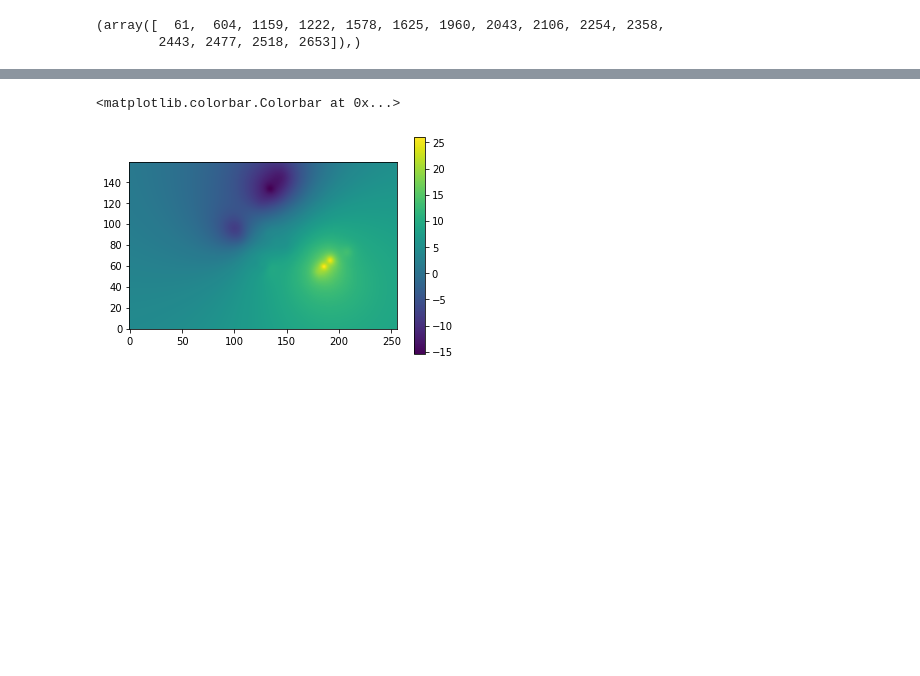
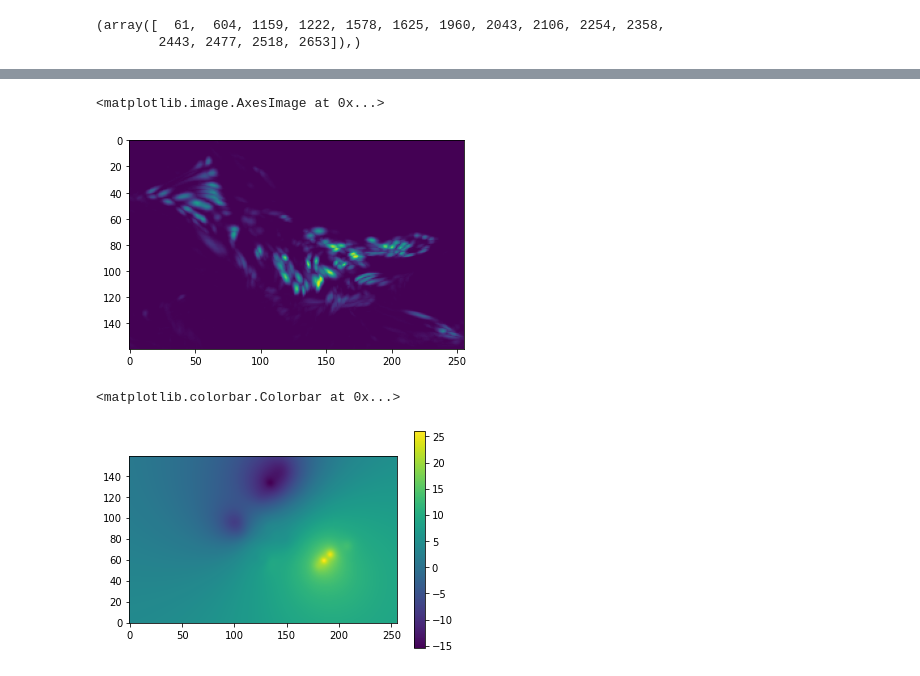
Before and after one commit to cfpark00/TrackingGUI, a Jupyter notebook: tester.ipynb, the cells around one changed output, grey strips where cells are left out. Drawn from its saved outputs; the diff is of its cells as text; code cells hidden in the pictures; blank space fills up the shorter version.

```diff
--- a/tester.ipynb
+++ b/tester.ipynb
@@ -265,3 +278,8 @@ np.nonzero(~inds)
+# %%
+plt.imshow(im[0].max(2)[0].T)
+# %% [output]
+<matplotlib.image.AxesImage at 0x...>
+[figure, added]
 # %%
 plt.scatter(*points[i1,75,:2].T,c="w",s=30)
 # %%
```
Also changed, not shown: parts of 48 cells of this notebook, 11 other files.
